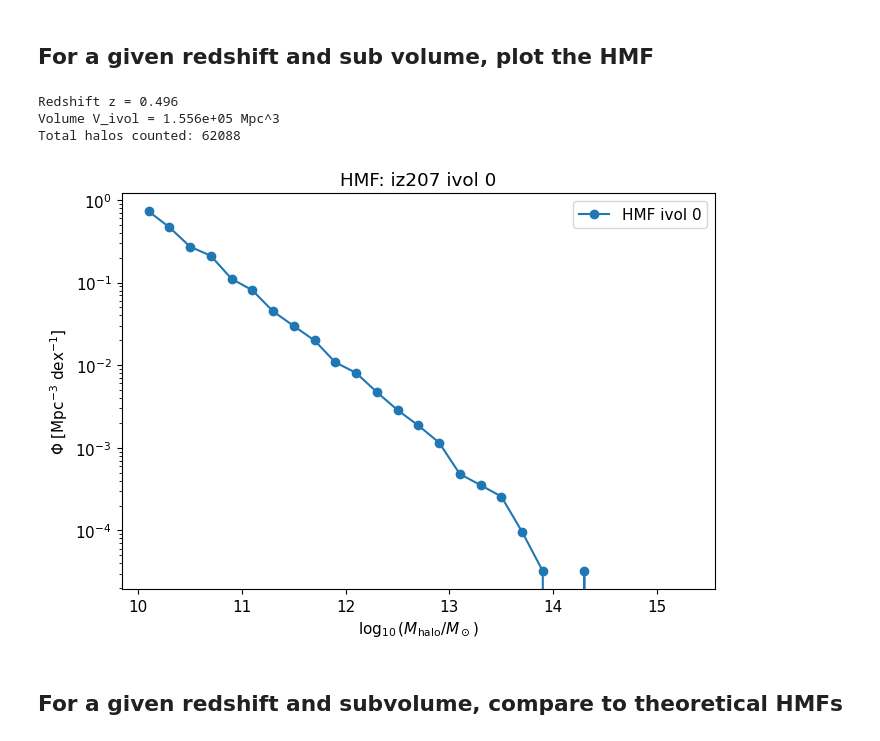
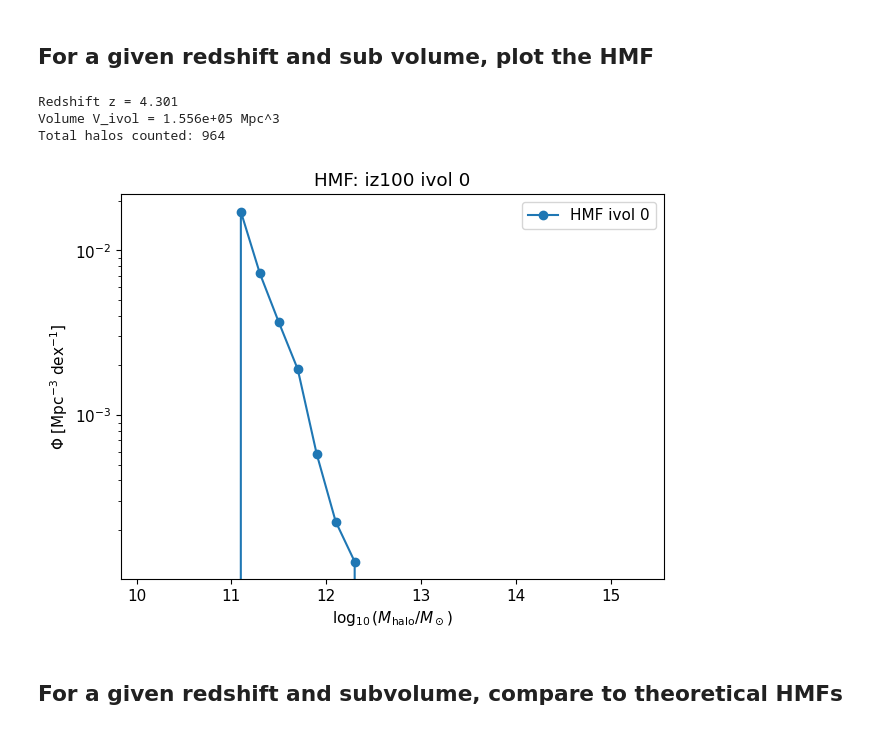
Before and after one commit to OscarHickman/galform_analysis, a Jupyter notebook: examples/mass_functions/hmf.ipynb, the cells around one changed output. Cells and saved outputs as stored; diff of their text form; code cells hidden in the pictures.

```diff
--- a/examples/mass_functions/hmf.ipynb
+++ b/examples/mass_functions/hmf.ipynb
@@ -20,44 +27,47 @@ base_dir = get_base_dir()
 # %% [markdown]
 ## For a given redshift and sub volume, plot the HMF
 # %%
-from galform_analysis.analysis.mass_functions import hmf_given_redshift_and_subvolume
+halo_mass_lower_limit = 1e11
 
-example_snapshot = 'iz207'
+example_snapshot = 'iz100'
 example_ivol = 0
 
-result = hmf_given_redshift_and_subvolume(str(base_dir / example_snapshot), example_ivol)
+result = hmf_given_redshift_and_subvolume(
+    str(base_dir / example_snapshot),
+    example_ivol,
+    halo_mass_lower_limit=halo_mass_lower_limit,
+    )
 
 if result is None:
     print("No valid HMF data for this (snapshot, ivol). Try another ivol or snapshot.")
 else:
     z_val = result.get('z')
     centers = result['centers']
     phi = result['phi']
     counts = result['counts']
     V_ivol = result.get('V_ivol')
 
     if z_val is not None:
         print(f"Redshift z = {z_val:.3f}")
     if V_ivol is not None:
         print(f"Volume V_ivol = {V_ivol:.3e} Mpc^3")
     print(f"Total halos counted: {counts.sum()}")
 
     fig, ax = plt.subplots(figsize=(7,5))
     ax.set_yscale('log')
     ax.plot(centers, phi, 'o-', label=f'HMF ivol {example_ivol}')
 
     ax.set_xlabel(r'$\log_{10}(M_{\rm halo}/M_\odot)$')
     ax.set_ylabel(r'$\Phi$ [Mpc$^{-3}$ dex$^{-1}$]')
     title = f"HMF: {example_snapshot} ivol {example_ivol}"
     ax.set_title(title)
     ax.legend()
-    plt.tight_layout()
     plt.show()
 # %% [output]
-Redshift z = 0.496
+Redshift z = 4.301
 Volume V_ivol = 1.556e+05 Mpc^3
-Total halos counted: 62088
+Total halos counted: 964
-[figure, old version]
+[figure, new version]
 # %% [markdown]
 ## For a given redshift and subvolume, compare to theoretical HMFs
 # %%
```
Also changed, not shown: parts of 4 cells of this notebook, 13 other files.
